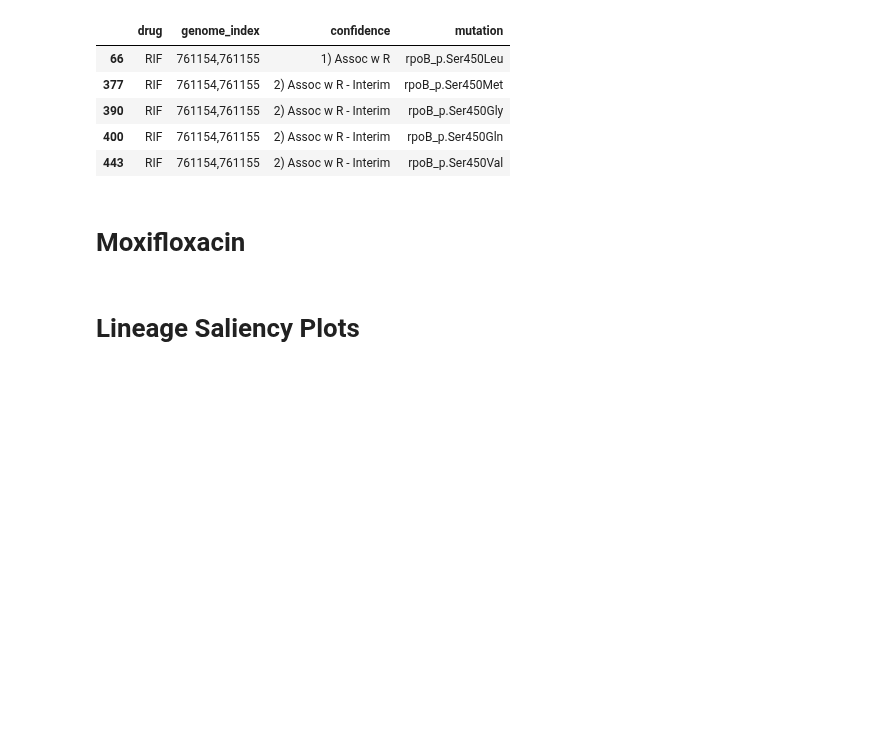
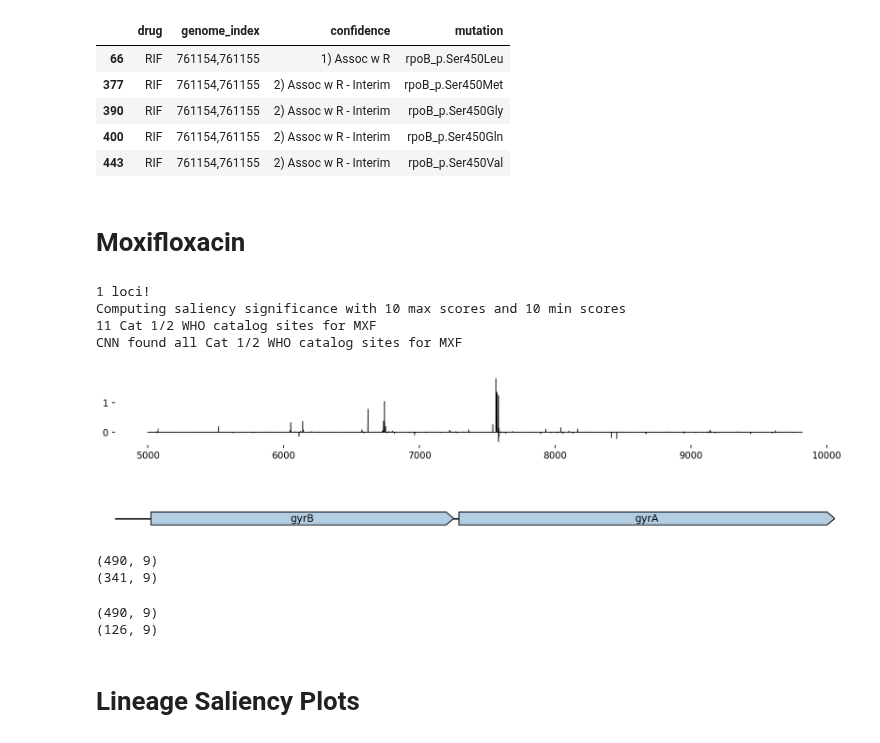
Before and after one commit to sanju99/MtbQuantCNN, a Jupyter notebook: saliency/plot_saliency.ipynb, the cells around one changed output. Drawn from its saved outputs; the diff is of its cells as text; code cells hidden in the pictures; blank space fills up the shorter version.

```diff
--- a/saliency/plot_saliency.ipynb
+++ b/saliency/plot_saliency.ipynb
@@ -195,16 +337,29 @@ who_variants.query("genome_index.str.contains('761154')")
 # %% [markdown]
 # Moxifloxacin
 # %%
-# mxf_gyrBA_df, mxf_gyrBA_seqDict = generate_saliency_plots("MXF",
-#                                                           os.path.join(results_path, "MXF_gyrBA"),
-#                                                           ["gyrBA"],
-#                                                           plot_thresh=0.1,
-#                                                           cat_to_check=["1", "2"],
-#                                                           binary=False,
-#                                                           save=True,
-#                                                           significance=True
-#                                                          )
+MXF_gyrBA_df, gyrBA_seqDict = generate_saliency_plots("MXF",
+                                                      os.path.join(results_path, "MXF_gyrBA"),
+                                                      ["gyrBA"],
+                                                      plot_thresh=10,
+                                                      cat_to_check=["1", "2"],
+                                                      binary=False,
+                                                      save=True,
+                                                      significance=True,
+                                                      sig_thresh=0.05
+                                                     )
 
-# mxf_gyrBA_df.to_csv("/home/sak0914/MtbQuantCNN/analysis/Moxifloxacin/gyrBA_saliency_results.csv", index=False)
-# mxf_gyrBA_seqDict["gyrBA"].to_csv("/home/sak0914/MtbQuantCNN/analysis/Moxifloxacin/gyrBA_seqdf.csv")
+MXF_gyrBA_df.to_csv("/home/sak0914/MtbQuantCNN/analysis/Moxifloxacin/gyrBA_saliency_results.csv", index=False)
+gyrBA_seqDict["gyrBA"].to_csv("/home/sak0914/MtbQuantCNN/analysis/Moxifloxacin/gyrBA_seqdf.csv")
+# %% [output]
+1 loci!
+Computing saliency significance with 10 max scores and 10 min scores
+11 Cat 1/2 WHO catalog sites for MXF
+CNN found all Cat 1/2 WHO catalog sites for MXF
+[figure, added]
+# %%
+print(MXF_gyrBA_df.query("Max > 0 | Min < 0").shape)
+print(MXF_gyrBA_df.query("(Max_Sig == 1 & Max > 0) | (Min_Sig == 1 & Min < 0)").shape)
+# %% [output]
+(490, 9)
+(341, 9)
 # %%
@@ -220,2 +375,8 @@ who_variants.query("genome_index.str.contains('761154')")
+# %%
+print(MXF_gyrBA_lineage_df.query("Max > 0 | Min < 0").shape)
+print(MXF_gyrBA_lineage_df.query("(Max_Sig == 1 & Max > 0) | (Min_Sig == 1 & Min < 0)").shape)
+# %% [output]
+(490, 9)
+(126, 9)
 # %% [markdown]
 # Lineage Saliency Plots
```
Also changed, not shown: parts of 61 cells of this notebook, 17 other files.
